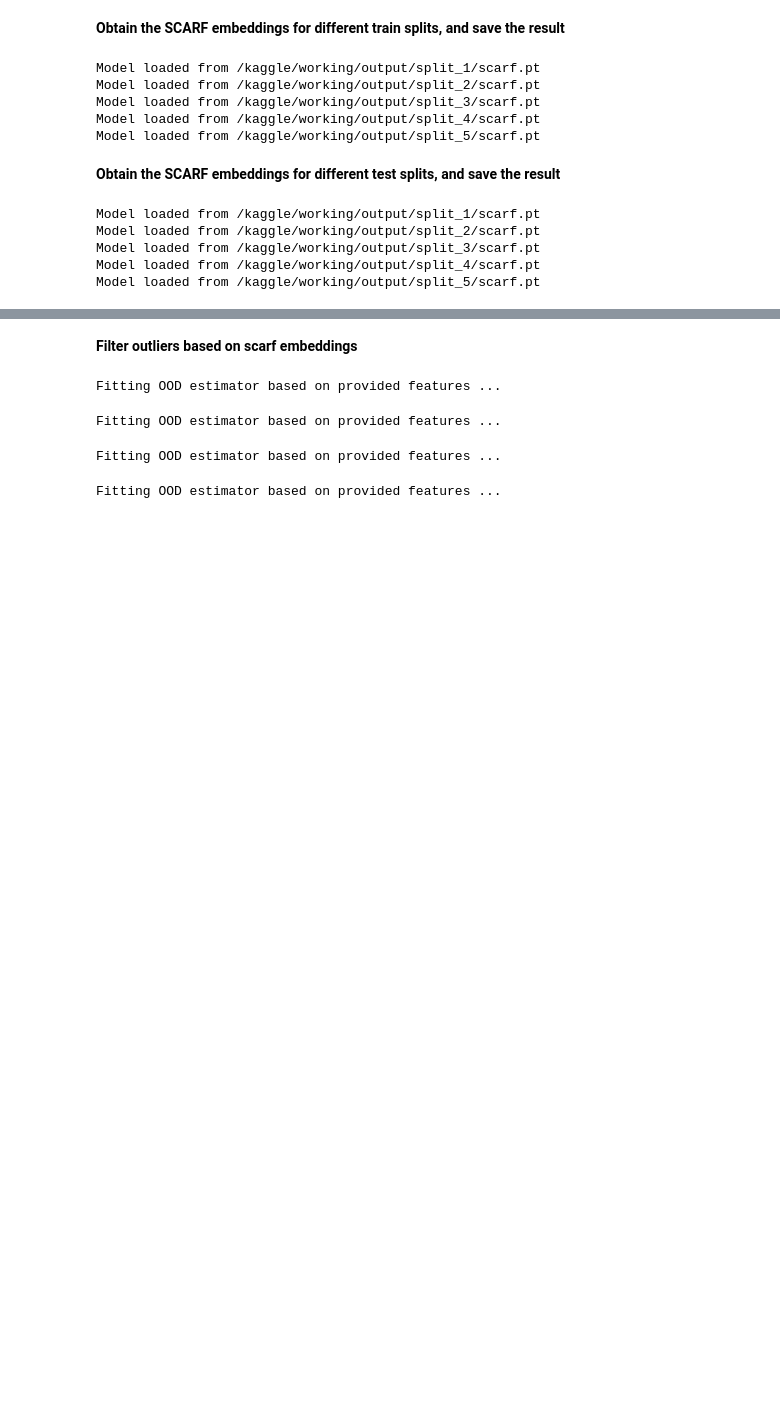
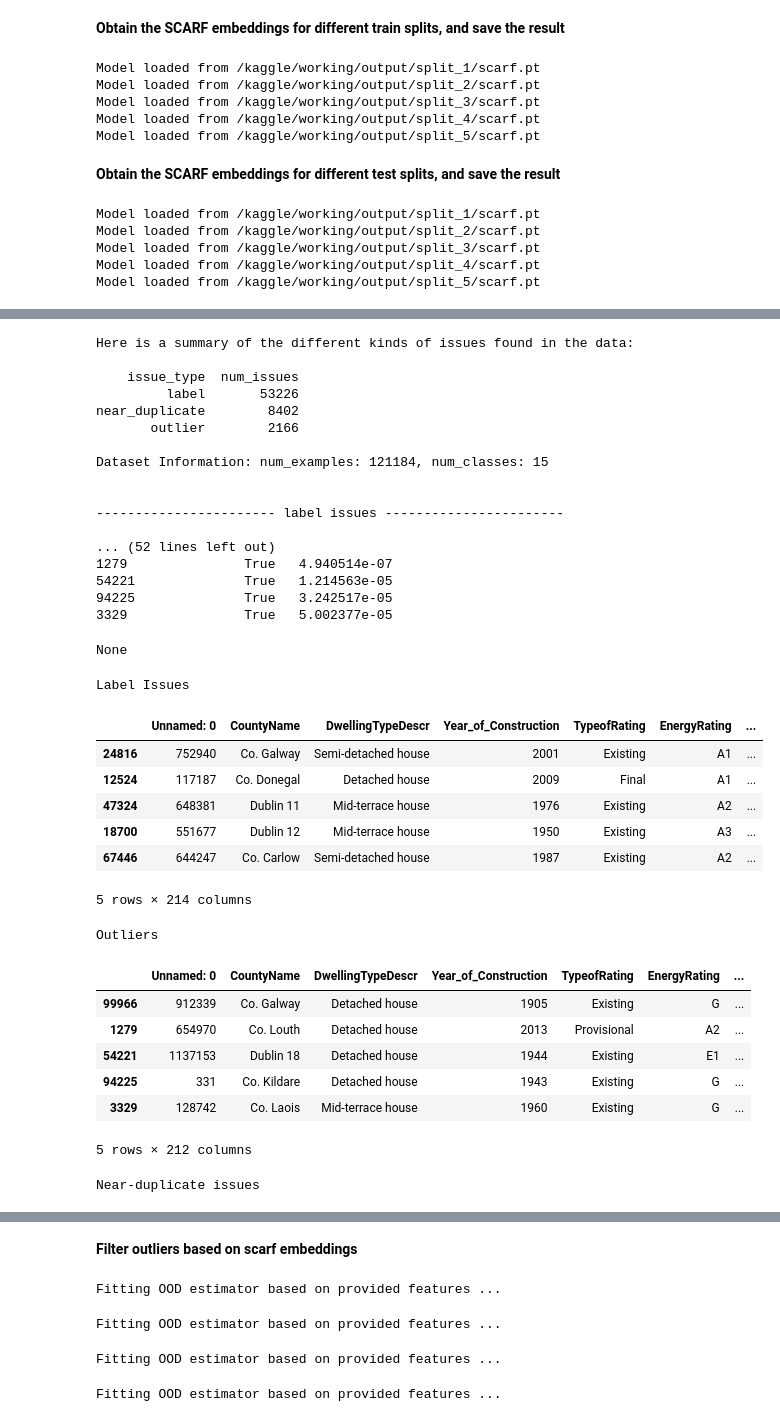
Before and after one commit to Lumin-Lab/BerCuration, a Jupyter notebook: run_on_kaggle.ipynb, the cells around one changed output, grey strips where cells are left out. Drawn from its saved outputs; the diff is of its cells as text; code cells hidden in the pictures; blank space fills up the shorter version.

Commit message:
Kaggle Notebook | BER_Curation | Version 7

```diff
--- a/run_on_kaggle.ipynb
+++ b/run_on_kaggle.ipynb
@@ -349,0 +372,19 @@ Model loaded from /kaggle/working/output/split_5/scarf.pt
+# %%
+X_processed = processed.drop(columns=["EnergyRating"])
+labels = processed['EnergyRating']
+clf = get_rf()
+pred_probs = cross_val_predict(
+    clf,
+    X_processed,
+    labels,
+    cv=kf,
+    method="predict_proba",
+)
+KNN = NearestNeighbors(metric='euclidean')
+KNN.fit(X_processed.values)
+
+knn_graph = KNN.kneighbors_graph(mode="distance")
+data = {"X": X_processed.values, "y": labels}
+
+lab = Datalab(data, label_name="y")
+lab.find_issues(pred_probs=pred_probs, knn_graph=knn_graph)
@@ -349,0 +403,59 @@ Model loaded from /kaggle/working/output/split_5/scarf.pt
+# %%
+display(lab.report())
+
+X_raw = pd.read_csv("/kaggle/input/ber-stratified-samples/BER_stratified_sample.csv")
+# Label Issues
+issue_results = lab.get_issues("label")
+sorted_issues = issue_results.sort_values("label_score").index
+print("Label Issues")
+display(X_raw.iloc[sorted_issues].assign(
+    given_label=labels.iloc[sorted_issues],
+    predicted_label=issue_results["predicted_label"].iloc[sorted_issues]
+).head())
+
+# Outliers
+outlier_results = lab.get_issues("outlier")
+sorted_outliers= outlier_results.sort_values("outlier_score").index
+print("Outliers")
+display(X_raw.iloc[sorted_outliers].head())
+
+# Near-duplicate issues
+duplicate_results = lab.get_issues("near_duplicate")
+print("Near-duplicate issues")
+display(duplicate_results.sort_values("near_duplicate_score").head())
+# %% [output]
+Here is a summary of the different kinds of issues found in the data:
+
+    issue_type  num_issues
+         label       53226
+near_duplicate        8402
+       outlier        2166
+
+Dataset Information: num_examples: 121184, num_classes: 15
+
+
+----------------------- label issues -----------------------
+
+... (52 lines left out)
+1279               True   4.940514e-07
+54221              True   1.214563e-05
+94225              True   3.242517e-05
+3329               True   5.002377e-05
+None
+Label Issues
+|  | Unnamed: 0 | CountyName | DwellingTypeDescr | Year_of_Construction | TypeofRating | EnergyRating | ... |
+| 24816 | 752940 | Co. Galway | Semi-detached house | 2001 | Existing | A1 | ... |
+| 12524 | 117187 | Co. Donegal | Detached house | 2009 | Final | A1 | ... |
+| 47324 | 648381 | Dublin 11 | Mid-terrace house | 1976 | Existing | A2 | ... |
+| 18700 | 551677 | Dublin 12 | Mid-terrace house | 1950 | Existing | A3 | ... |
+| 67446 | 644247 | Co. Carlow | Semi-detached house | 1987 | Existing | A2 | ... |
+5 rows × 214 columns
+Outliers
+|  | Unnamed: 0 | CountyName | DwellingTypeDescr | Year_of_Construction | TypeofRating | EnergyRating | ... |
+| 99966 | 912339 | Co. Galway | Detached house | 1905 | Existing | G | ... |
+| 1279 | 654970 | Co. Louth | Detached house | 2013 | Provisional | A2 | ... |
+| 54221 | 1137153 | Dublin 18 | Detached house | 1944 | Existing | E1 | ... |
+| 94225 | 331 | Co. Kildare | Detached house | 1943 | Existing | G | ... |
+| 3329 | 128742 | Co. Laois | Mid-terrace house | 1960 | Existing | G | ... |
+5 rows × 212 columns
+Near-duplicate issues
```
Also changed, not shown: parts of 24 cells of this notebook.
